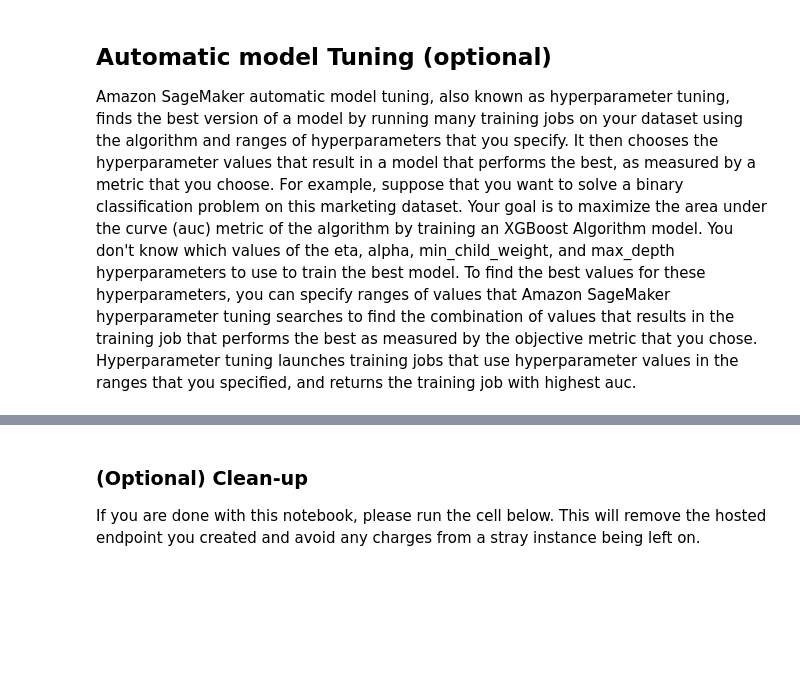
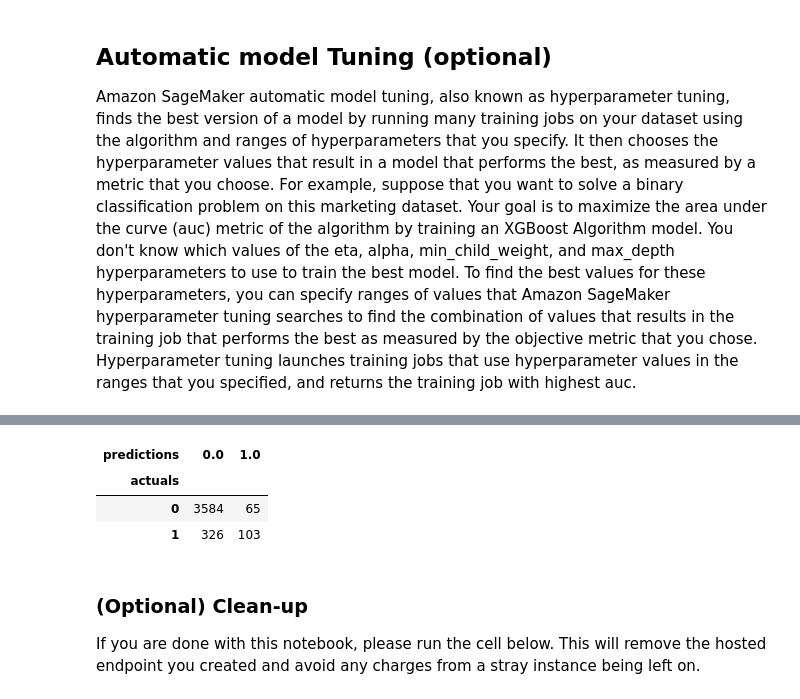
Before and after one commit to johanneslanger/ml-immersion-day, a Jupyter notebook: 03-Lab-Operationalize-using-Amazon-SageMaker.ipynb, the cells around one changed output, grey strips where cells are left out. Cells and saved outputs as stored; diff of their text form; code cells hidden in the pictures; blank space fills up the shorter version.

```diff
--- a/03-Lab-Operationalize-using-Amazon-SageMaker.ipynb
+++ b/03-Lab-Operationalize-using-Amazon-SageMaker.ipynb
@@ -23,9 +23,9 @@ role = sagemaker.get_execution_role()
 Amazon SageMaker XGBoost can train on data in either as CSV or LibSVM format. For this example, we’ll stick with CSV. It should have the predictor variable in the first column and NOT have a header row. The data then needs to be uploaded to S3 so it can be used during Training in Amazon SageMaker.
 # %%
 # load the datasets
-train = pd.read_csv("train.csv")
-validation = pd.read_csv("validation.csv")
-test = pd.read_csv("test.csv")
+train = pd.read_csv("data/train.csv")
+validation = pd.read_csv("data/validation.csv")
+test = pd.read_csv("data/test.csv")
 # %%
 # Put target variable column (y_yes) at the front and write final CSV
 first_column = train.pop('y_yes')
@@ -171,5 +195,5 @@ objective_metric_name = 'validation:auc'
 tuner = HyperparameterTuner(xgb,
                             objective_metric_name,
                             hyperparameter_ranges,
-                            max_jobs=20,
+                            max_jobs=9,
                             max_parallel_jobs=3)
@@ -190,10 +228,15 @@ tuner_predictor = tuner.deploy(initial_instance_count=1,
 tuner_predictor.serializer = sagemaker.serializers.CSVSerializer()
 # %%
 # Predict
-predictions = predict(test_data.drop(['y_no', 'y_yes'], axis=1).to_numpy(),tuner_predictor)
+predictions = predict(test.drop([ 'y_yes'], axis=1).to_numpy(),tuner_predictor)
 # %%
 # Collect predictions and convert from the CSV output our model provides into a NumPy array
-pd.crosstab(index=test_data['y_yes'], columns=np.round(predictions), rownames=['actuals'], colnames=['predictions'])
+pd.crosstab(index=test['y_yes'], columns=np.round(predictions), rownames=['actuals'], colnames=['predictions'])
+# %% [output]
+| predictions | 0.0 | 1.0 |
+| actuals |  |  |
+| 0 | 3584 | 65 |
+| 1 | 326 | 103 |
 # %% [markdown]
 ### (Optional) Clean-up
 
```
Also changed, not shown: parts of 10 cells of this notebook, 5 other files.
